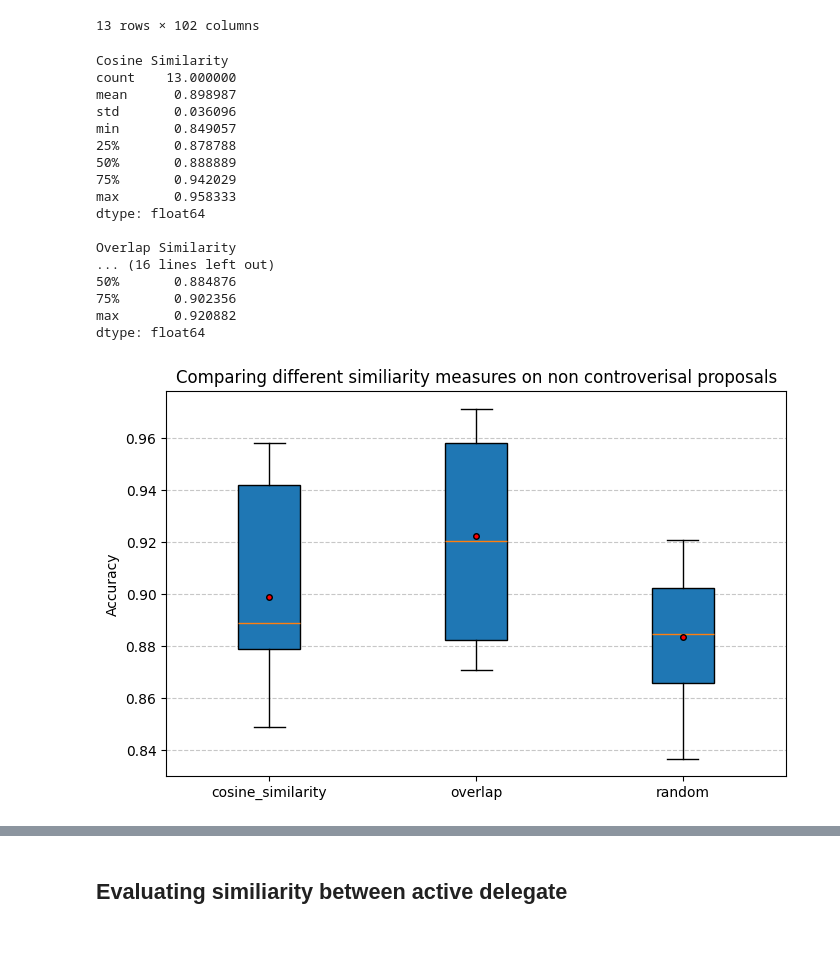
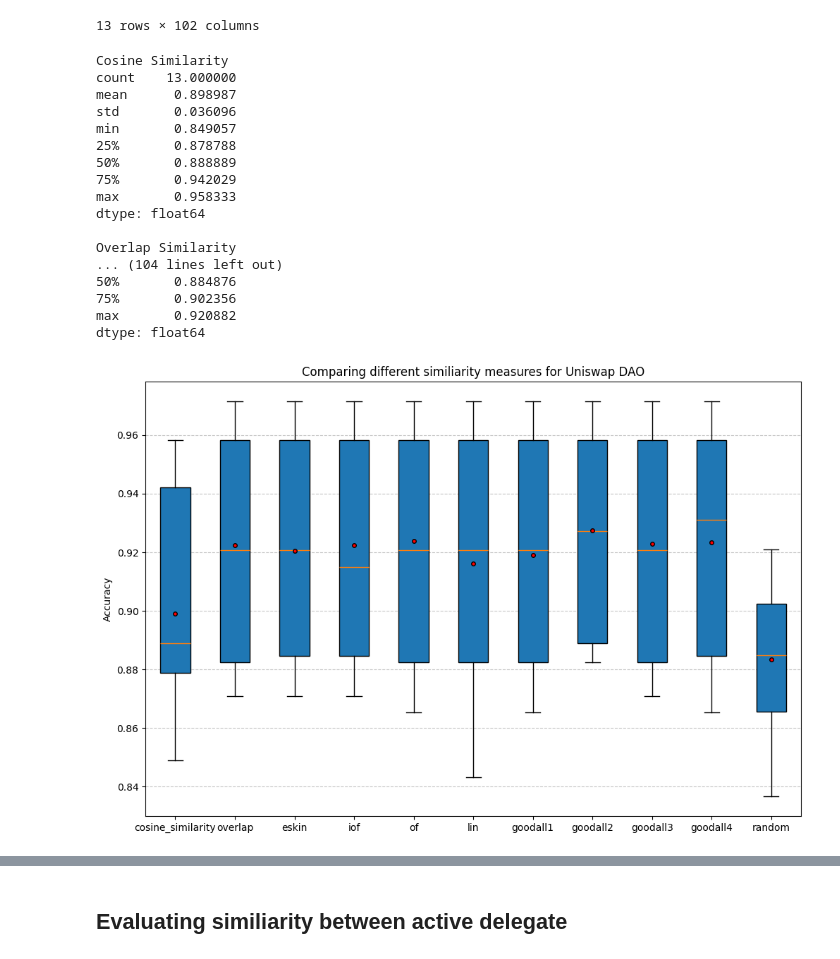
Before and after one commit to ArK2588/delegate_recommender, a Jupyter notebook: rfc_project.ipynb, the cells around one changed output, grey strips where cells are left out. Drawn from its saved outputs; the diff is of its cells as text; code cells hidden in the pictures.

Commit message:
adding more similarity metrics

```diff
--- a/rfc_project.ipynb
+++ b/rfc_project.ipynb
@@ -246,7 +434,7 @@ def create_boxplots(data_dict, title="Comparing different Similiarity Metrics on
     labels = list(data_dict.keys())
     data = list(data_dict.values())
 
-    plt.figure(figsize=(8, 5))
+    plt.figure(figsize=(12, 8))
     plt.boxplot(data, vert=True, patch_artist=True, labels=labels, showmeans=True, meanprops={"marker":"o","markerfacecolor":"red","markeredgecolor":"black","markersize":4})
 
     plt.title(title)
@@ -311,3 +505,8 @@ def plot_similiarity_matrix(similarity_matrix_active_delegates,size=(8, 8)):
+# %%
+def get_accuracy_for_metric(voter_proposal_matrix,recommended_delegates,metric,index):
+    common_proposals = filter_common_proposals(voter_proposal_matrix.loc[recommended_delegates[metric][index][0]],voter_proposal_matrix.loc[recommended_delegates[metric][index][1]])
+    same_votes = [prop for prop in common_proposals if voter_proposal_matrix.loc[recommended_delegates[metric][index][0]][prop] == voter_proposal_matrix.loc[recommended_delegates[metric][index][1]][prop]]
+    return len(same_votes)/len(common_proposals)
 # %% [markdown]
 # Uniswap DAO
 # %% [markdown]
@@ -684,19 +918,39 @@ voter_proposal_matrix
 13 rows × 102 columns
 # %%
 # performing evaluation
-non_cont_eval_result = {'cosine_similarity':[], 'overlap': [], "random":[]}
+non_cont_eval_result = {'cosine_similarity':[], 'overlap': [], 'eskin': [],'iof':[], 'of': [], 'lin': [], 'goodall1': [], 'goodall2': [], 'goodall3': [], 'goodall4': [], "random":[]}
 # get number of evaluation points
 eval_points = len(recommended_delegates['cosine_similarity'])
 for i in range(eval_points):
     # evaluating cosine similiarity
-    common_proposals = filter_common_proposals(voter_proposal_matrix.loc[recommended_delegates['cosine_similarity'][i][0]],voter_proposal_matrix.loc[recommended_delegates['cosine_similarity'][i][1]])
-    same_votes = [prop for prop in common_proposals if voter_proposal_matrix.loc[recommended_delegates['cosine_similarity'][i][0]][prop] == voter_proposal_matrix.loc[recommended_delegates['cosine_similarity'][i][1]][prop]]
-    non_cont_eval_result['cosine_similarity'].append(len(same_votes)/len(common_proposals))
+    non_cont_eval_result['cosine_similarity'].append(get_accuracy_for_metric(voter_proposal_matrix,recommended_delegates,'cosine_similarity',i))
 
     # evaluating overlap similiarity
-    common_proposals = filter_common_proposals(voter_proposal_matrix.loc[recommended_delegates['overlap'][i][0]],voter_proposal_matrix.loc[recommended_delegates['overlap'][i][1]])
-    same_votes = [prop for prop in common_proposals if voter_proposal_matrix.loc[recommended_delegates['overlap'][i][0]][prop] == voter_proposal_matrix.loc[recommended_delegates['overlap'][i][1]][prop]]
-    non_cont_eval_result['overlap'].append(len(same_votes)/len(common_proposals))
+    non_cont_eval_result['overlap'].append(get_accuracy_for_metric(voter_proposal_matrix,recommended_delegates,'overlap',i))
+
+    # evaluating eskin similiarity
+    non_cont_eval_result['eskin'].append(get_accuracy_for_metric(voter_proposal_matrix,recommended_delegates,'eskin',i))
+
+    # evaluating iof similiarity
+    non_cont_eval_result['iof'].append(get_accuracy_for_metric(voter_proposal_matrix,recommended_delegates,'iof',i))
+
+    # evaluating of similiarity
+    non_cont_eval_result['of'].append(get_accuracy_for_metric(voter_proposal_matrix,recommended_delegates,'of',i))
+
+    # evaluating lin similiarity
+    non_cont_eval_result['lin'].append(get_accuracy_for_metric(voter_proposal_matrix,recommended_delegates,'lin',i))
+
+    # evaluating goodall1 similiarity
+    non_cont_eval_result['goodall1'].append(get_accuracy_for_metric(voter_proposal_matrix,recommended_delegates,'goodall1',i))
+
+    # evaluating goodall2 similiarity
+    non_cont_eval_result['goodall2'].append(get_accuracy_for_metric(voter_proposal_matrix,recommended_delegates,'goodall2',i))
+
+    # evaluating goodall3 similiarity
+    non_cont_eval_result['goodall3'].append(get_accuracy_for_metric(voter_proposal_matrix,recommended_delegates,'goodall3',i))
+
+    # evaluating goodall4 similiarity
+    non_cont_eval_result['goodall4'].append(get_accuracy_for_metric(voter_proposal_matrix,recommended_delegates,'goodall4',i))
 
     # evaluating random delegation (baseline)
     baseline_for_voter = []
@@ -714,6 +968,30 @@ print()
 print("Overlap Similarity")
 print(pd.Series(non_cont_eval_result['overlap']).describe())
 print()
+print("Eskin")
+print(pd.Series(non_cont_eval_result['eskin']).describe())
+print()
+print("iof")
+print(pd.Series(non_cont_eval_result['iof']).describe())
+print()
+print("of")
+print(pd.Series(non_cont_eval_result['of']).describe())
+print()
+print("lin")
+print(pd.Series(non_cont_eval_result['lin']).describe())
+print()
+print("goodall1")
+print(pd.Series(non_cont_eval_result['goodall1']).describe())
+print()
+print("goodall2")
+print(pd.Series(non_cont_eval_result['goodall2']).describe())
+print()
+print("goodall3")
+print(pd.Series(non_cont_eval_result['goodall3']).describe())
+print()
+print("goodall4")
+print(pd.Series(non_cont_eval_result['goodall4']).describe())
+print()
 print("Random Delegation (Baseline)")
 print(pd.Series(non_cont_eval_result['random']).describe())
 # %% [output]
@@ -729,13 +1007,13 @@ max       0.958333
 dtype: float64
 
 Overlap Similarity
-... (16 lines left out)
+... (104 lines left out)
 50%       0.884876
 75%       0.902356
 max       0.920882
 dtype: float64
 # %%
-create_boxplots(non_cont_eval_result,"Comparing different similiarity measures on non controverisal proposals")
+create_boxplots(non_cont_eval_result,"Comparing different similiarity measures for Uniswap DAO")
 # %% [output]
-[figure, old version]
+[figure, new version]
 # %%
```
Also changed, not shown: parts of 38 cells of this notebook.
